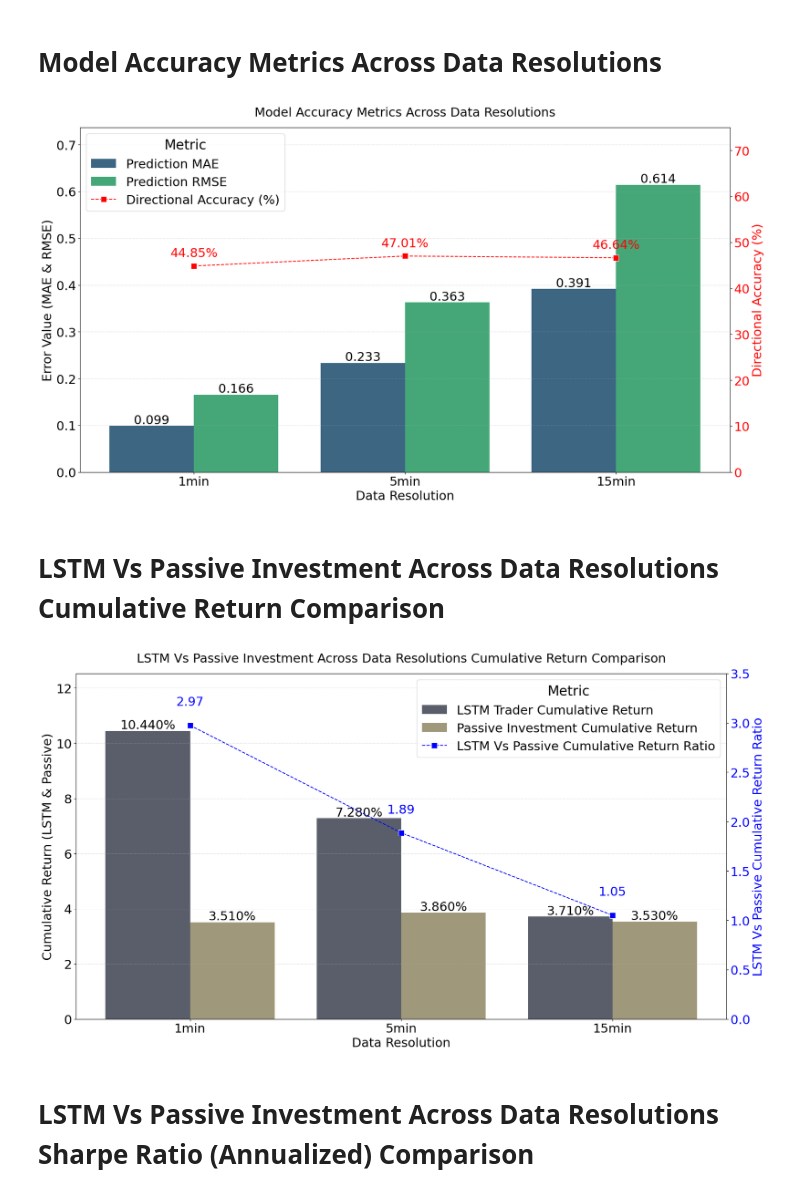
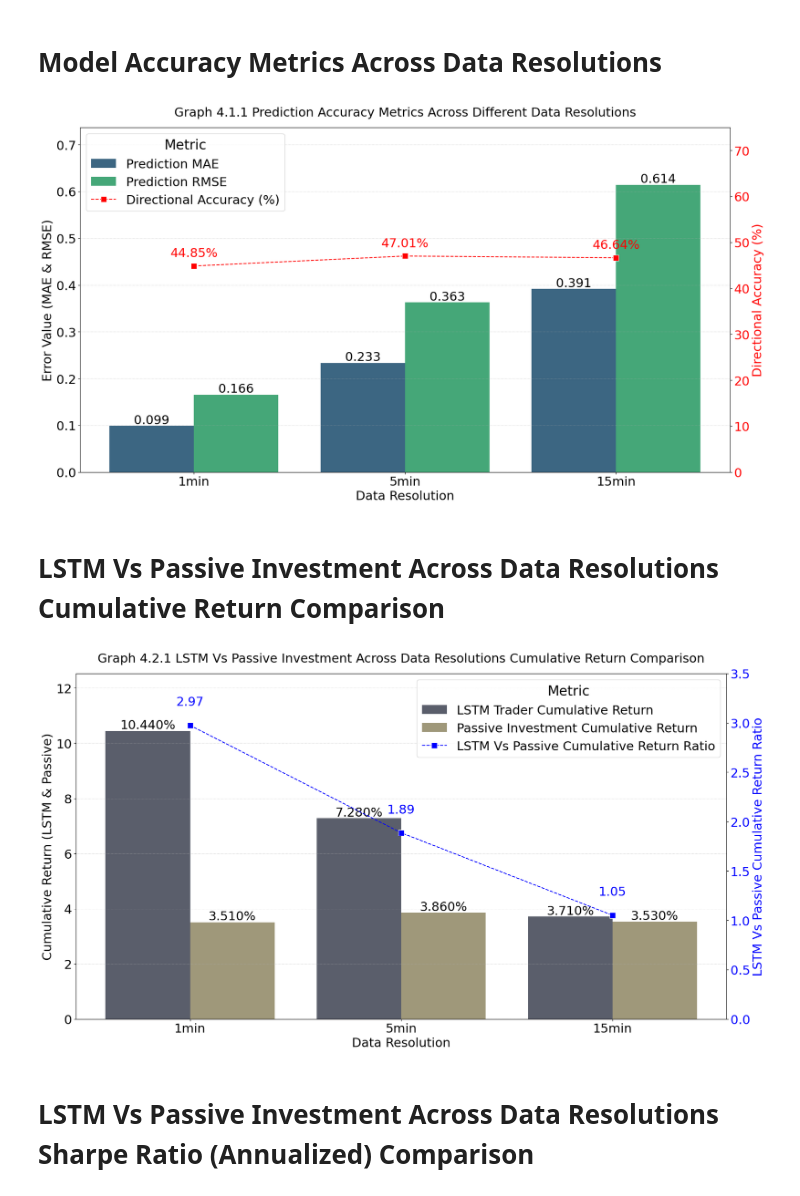
Before and after one commit to yossibatash/tau-final-project, a Jupyter notebook: Final_Report.ipynb, the cells around one changed output. Cells and saved outputs as stored; diff of their text form; code cells hidden in the pictures.

Commit message:
predict_price_diff - Update final report notebook

```diff
--- a/Final_Report.ipynb
+++ b/Final_Report.ipynb
@@ -219,20 +220,20 @@ def plot_3_axes_graph(PALETTE,
 # %%
 plot_3_axes_graph(PALETTE = 'viridis',
                   bars_coulmns = ['Prediction_Accuracy_MAE', 'Prediction_Accuracy_RMSE'],
                   X = 'Data_Resolution',
                   Y = 'Error Value (MAE & RMSE)',
                   Y2 = 'Prediction_Accuracy_Directional_Accuracy',
                   combined_legend_label='Directional Accuracy (%)',
                   color_='red',
-                  title_ = 'Model Accuracy Metrics Across Data Resolutions',
+                  title_ = 'Graph 4.1.1 Prediction Accuracy Metrics Across Different Data Resolutions',
                   y2_lim_ = (0, 75),
                   y1_metric_suffix="",
                   y2_metric_suffix="%",
                   plot_legend_loc='upper left',
                   rename_columns={"Prediction_Accuracy_MAE":"Prediction MAE","Prediction_Accuracy_RMSE":"Prediction RMSE"}
                  )
 # %% [output]
-[figure, old version]
+[figure, new version]
 # %% [markdown]
 # LSTM Vs Passive Investment Across Data Resolutions Cumulative Return Comparison
 # %%
@@ -243,7 +244,7 @@ plot_3_axes_graph(PALETTE = 'cividis', #'viridis', 'plasma', 'inferno', 'magma',
                   Y2 = 'LSTM_Passive_Cumulative_Return_Ratio',
                   combined_legend_label='LSTM Vs Passive Cumulative Return Ratio',
                   color_='blue',
-                  title_ = 'LSTM Vs Passive Investment Across Data Resolutions Cumulative Return Comparison',
+                  title_ = 'Graph 4.2.1 LSTM Vs Passive Investment Across Data Resolutions Cumulative Return Comparison',
                   y2_lim_ = (0, 3.5),
                   y1_metric_suffix="%",
                   y2_metric_suffix="",
@@ -252,7 +253,7 @@ plot_3_axes_graph(PALETTE = 'cividis', #'viridis', 'plasma', 'inferno', 'magma',
                   label_offset=0.2
                  )
 # %% [output]
-[figure, old version]
+[figure, new version]
 # %% [markdown]
 # LSTM Vs Passive Investment Across Data Resolutions Sharpe Ratio (Annualized) Comparison
 # %%
```
Also changed, not shown: parts of 5 cells of this notebook.
